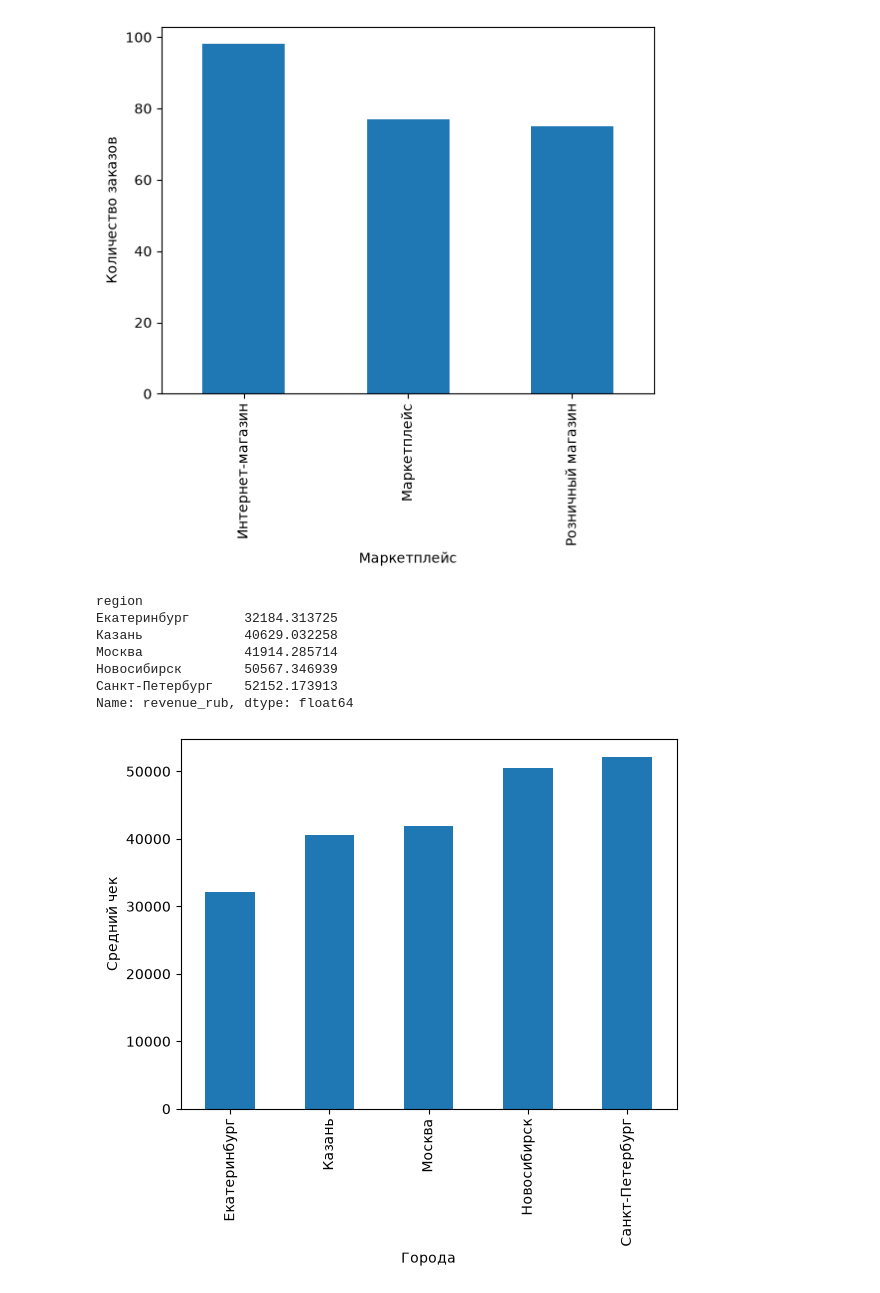
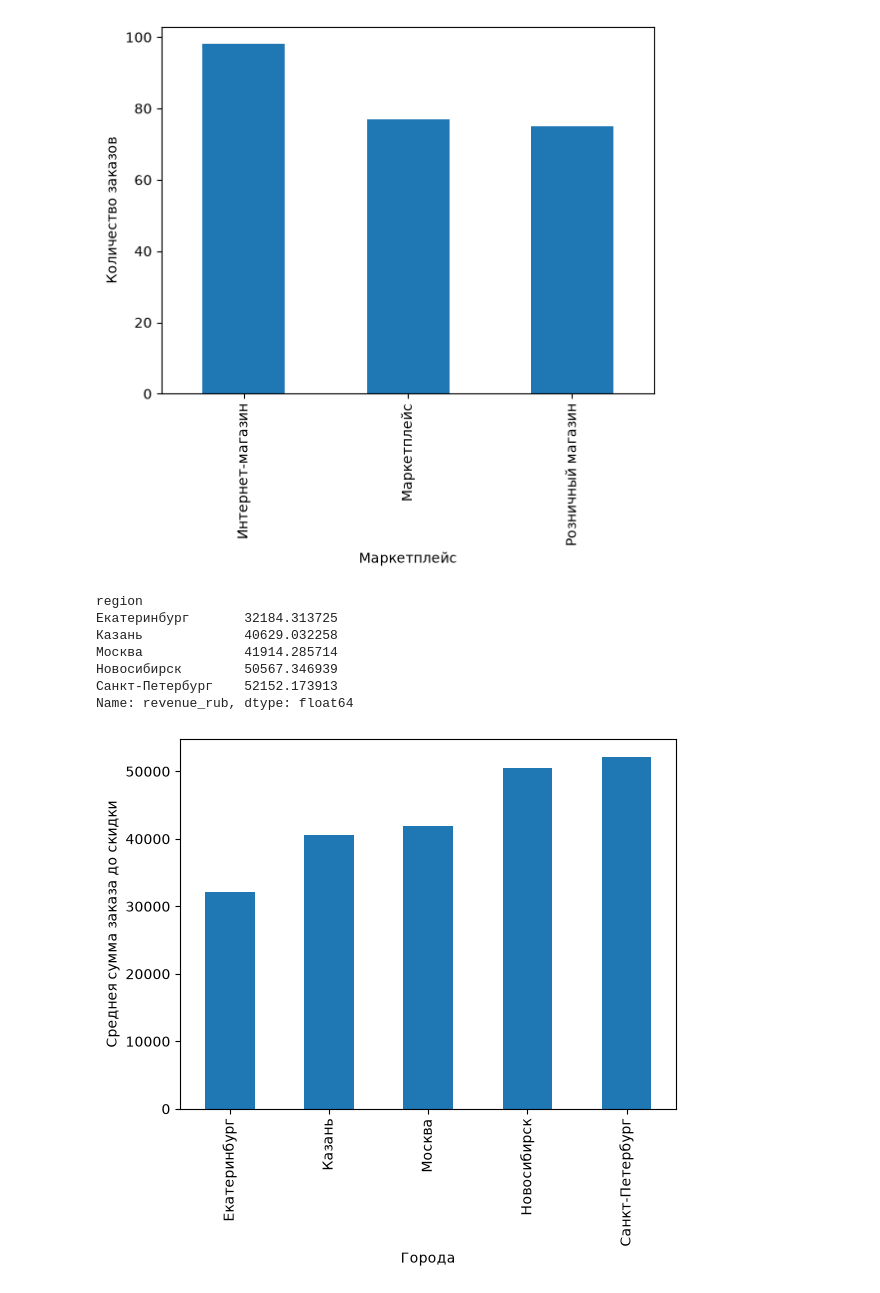
Before and after one commit to Kripchik243/Sales, a Jupyter notebook: sales.ipynb, the cells around one changed output. Saved outputs shown, nothing was run; the diff lists cells and outputs as text; code cells hidden in the pictures.

```diff
--- a/sales.ipynb
+++ b/sales.ipynb
@@ -65,14 +41,14 @@ Name: count, dtype: int64
 [figure]
 # %%
 avg_by_city = df.groupby("region")["revenue_rub"].mean()
-avg_by_city.plot(kind="bar", xlabel="Города", ylabel="Средний чек")
+avg_by_city.plot(kind="bar", xlabel="Города", ylabel="Среднея сумма заказа до скидки")
 print(avg_by_city)
 # %% [output]
 region
 Екатеринбург       32184.313725
 Казань             40629.032258
 Москва             41914.285714
 Новосибирск        50567.346939
 Санкт-Петербург    52152.173913
 Name: revenue_rub, dtype: float64
-[figure, old version]
+[figure, new version]
```
Also changed, not shown: parts of 3 cells of this notebook.
